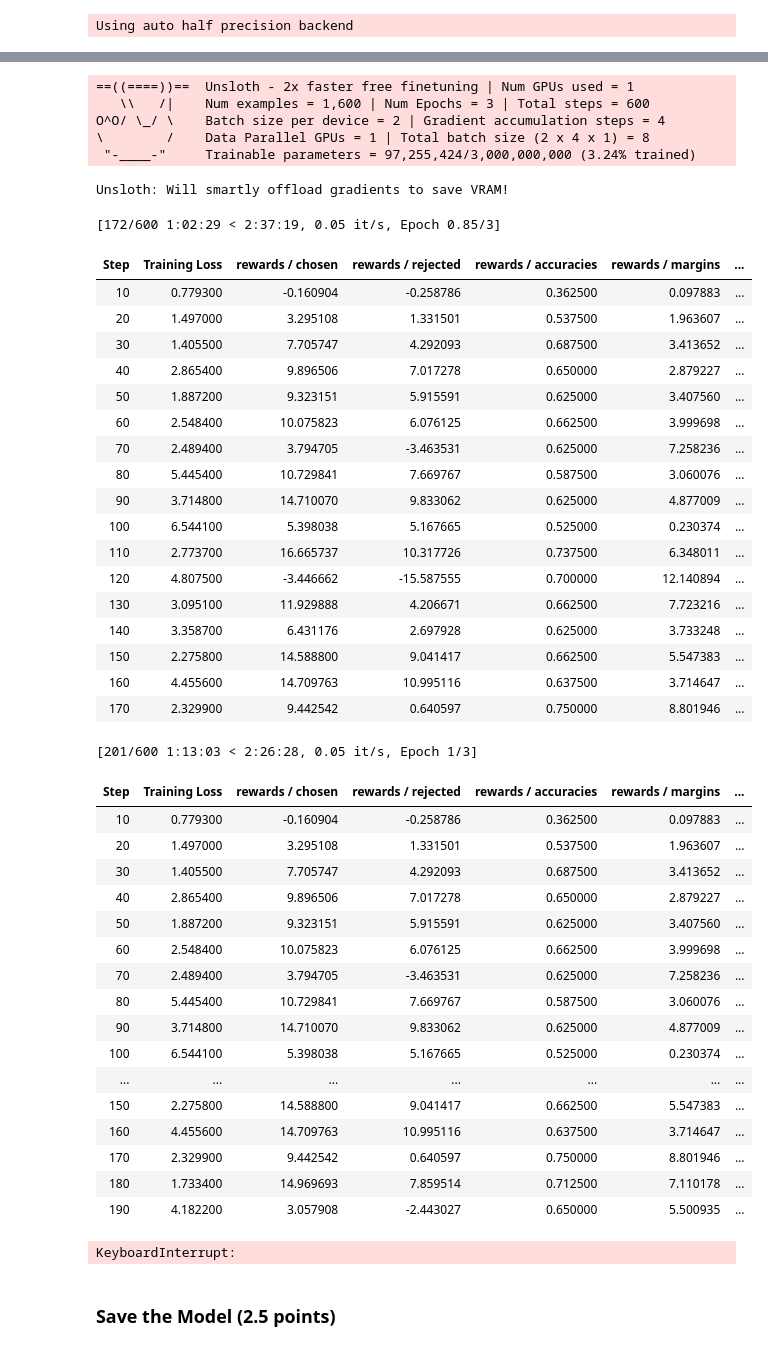
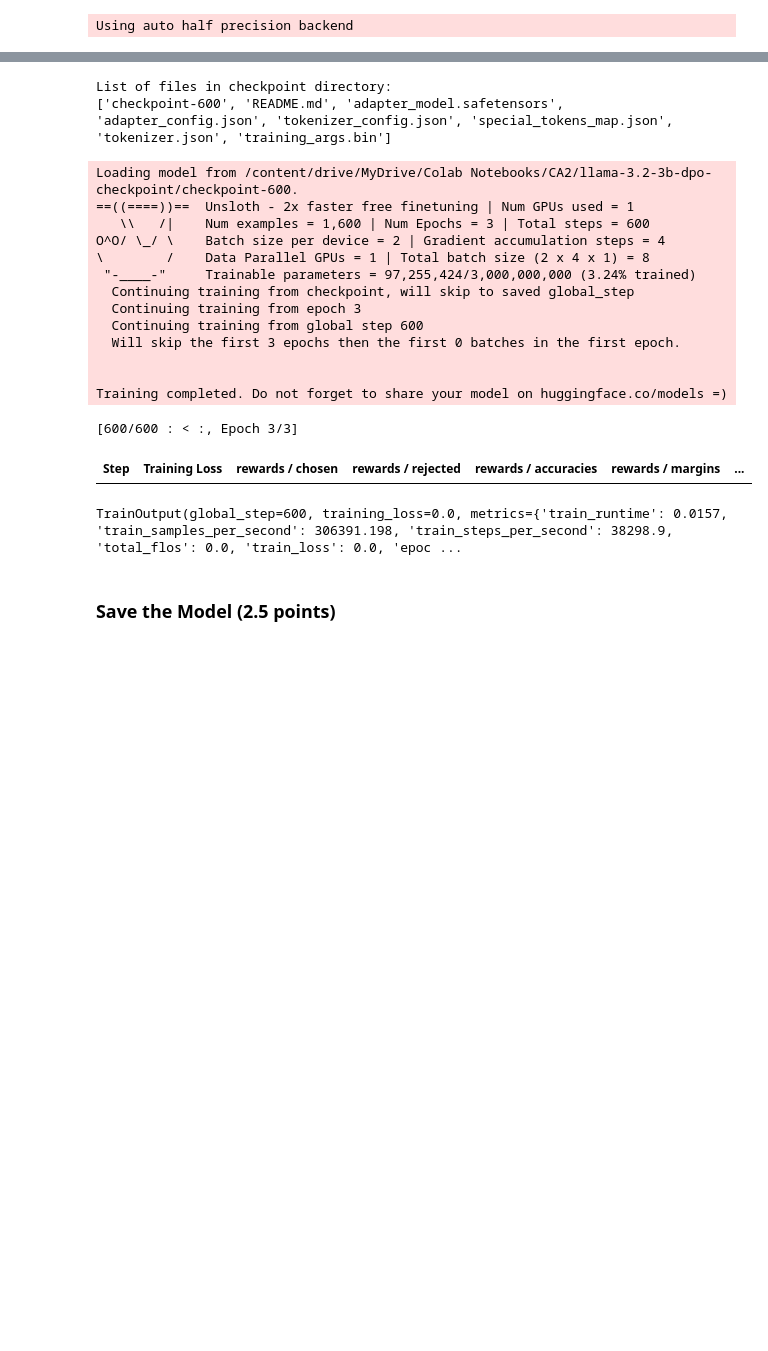
Before and after one commit to omid-moradi/LLMs-Course, a Jupyter notebook: CA2/LLM_CA2.ipynb, the cells around one changed output, grey strips where cells are left out. Cells and saved outputs as stored; diff of their text form; code cells hidden in the pictures; blank space fills up the shorter version.

Commit message:
train model 600 steps

```diff
--- a/CA2/LLM_CA2.ipynb
+++ b/CA2/LLM_CA2.ipynb
@@ -1191,7 +1194,9 @@ dpo_config = DPOConfig(
     lr_scheduler_type = "cosine",
     warmup_ratio = 0.1,
     logging_steps = 10,
-    save_strategy = "no",
+    save_strategy = "steps",
+    save_steps = 10,         # ذخیره‌سازی بعد از هر 10 مرحله
+    save_total_limit = 1,     # حداکثر 1 چک‌پوینت ذخیره شود
     bf16 = is_bfloat16_supported(),
     remove_unused_columns = False,
     report_to = "none",
@@ -1206,6 +1211,22 @@ dpo_trainer = DPOTrainer(
     tokenizer = tokenizer,
     train_dataset = dataset,                        # دیتاست DPO (شامل prompt, chosen, rejected)
     ref_model = None,                               # مدل مرجع اختیاری
+    resume_from_checkpoint=True  # ادامه آموزش از چک‌پوینت
 )
 # %% [output]
 Using auto half precision backend
+# %%
+# مسیر درست = فقط پوشه کلی، نه checkpoint خاص
+base_path = "/content/drive/MyDrive/Colab Notebooks/CA2/llama-3.2-3b-dpo-checkpoint"
+
+def get_last_checkpoint(dir_path):
+    checkpoint_dirs = [d for d in os.listdir(dir_path) if d.startswith("checkpoint-")]
+    checkpoint_dirs.sort(reverse=True)
+    return os.path.join(dir_path, checkpoint_dirs[0]) if checkpoint_dirs else None
+
+checkpoint_path = get_last_checkpoint(base_path)
+
+if checkpoint_path:
+    print(f"✅ Continuing from checkpoint: {checkpoint_path}")
+else:
+    print("❌ No checkpoint found, starting fresh.")
@@ -1212,50 +1235,29 @@ Using auto half precision backend
+# %%
+checkpoint_dir = "/content/drive/MyDrive/Colab Notebooks/CA2/llama-3.2-3b-dpo-checkpoint/checkpoint-380"
+print("List of files in checkpoint directory:")
+print(os.listdir(base_path))  # نمایش فایل‌ها و پوشه‌ها
+# %% [output]
+List of files in checkpoint directory:
+['checkpoint-600', 'README.md', 'adapter_model.safetensors', 'adapter_config.json', 'tokenizer_config.json', 'special_tokens_map.json', 'tokenizer.json', 'training_args.bin']
 # %%
-dpo_trainer.train()
+dpo_trainer.train(resume_from_checkpoint=checkpoint_path)
 # %% [output]
+Loading model from /content/drive/MyDrive/Colab Notebooks/CA2/llama-3.2-3b-dpo-checkpoint/checkpoint-600.
 ==((====))==  Unsloth - 2x faster free finetuning | Num GPUs used = 1
    \\   /|    Num examples = 1,600 | Num Epochs = 3 | Total steps = 600
 O^O/ \_/ \    Batch size per device = 2 | Gradient accumulation steps = 4
 \        /    Data Parallel GPUs = 1 | Total batch size (2 x 4 x 1) = 8
  "-____-"     Trainable parameters = 97,255,424/3,000,000,000 (3.24% trained)
+  Continuing training from checkpoint, will skip to saved global_step
+  Continuing training from epoch 3
+  Continuing training from global step 600
+  Will skip the first 3 epochs then the first 0 batches in the first epoch.
+
+
+Training completed. Do not forget to share your model on huggingface.co/models =)
-Unsloth: Will smartly offload gradients to save VRAM!
+[600/600 : < :, Epoch 3/3]
+| Step | Training Loss | rewards / chosen | rewards / rejected | rewards / accuracies | rewards / margins | ... |
-[172/600 1:02:29 < 2:37:19, 0.05 it/s, Epoch 0.85/3]
+TrainOutput(global_step=600, training_loss=0.0, metrics={'train_runtime': 0.0157, 'train_samples_per_second': 306391.198, 'train_steps_per_second': 38298.9, 'total_flos': 0.0, 'train_loss': 0.0, 'epoc ...
-| Step | Training Loss | rewards / chosen | rewards / rejected | rewards / accuracies | rewards / margins | ... |
-| 10 | 0.779300 | -0.160904 | -0.258786 | 0.362500 | 0.097883 | ... |
-| 20 | 1.497000 | 3.295108 | 1.331501 | 0.537500 | 1.963607 | ... |
-| 30 | 1.405500 | 7.705747 | 4.292093 | 0.687500 | 3.413652 | ... |
-| 40 | 2.865400 | 9.896506 | 7.017278 | 0.650000 | 2.879227 | ... |
-| 50 | 1.887200 | 9.323151 | 5.915591 | 0.625000 | 3.407560 | ... |
-| 60 | 2.548400 | 10.075823 | 6.076125 | 0.662500 | 3.999698 | ... |
-| 70 | 2.489400 | 3.794705 | -3.463531 | 0.625000 | 7.258236 | ... |
-| 80 | 5.445400 | 10.729841 | 7.669767 | 0.587500 | 3.060076 | ... |
-| 90 | 3.714800 | 14.710070 | 9.833062 | 0.625000 | 4.877009 | ... |
-| 100 | 6.544100 | 5.398038 | 5.167665 | 0.525000 | 0.230374 | ... |
-| 110 | 2.773700 | 16.665737 | 10.317726 | 0.737500 | 6.348011 | ... |
-| 120 | 4.807500 | -3.446662 | -15.587555 | 0.700000 | 12.140894 | ... |
-| 130 | 3.095100 | 11.929888 | 4.206671 | 0.662500 | 7.723216 | ... |
-| 140 | 3.358700 | 6.431176 | 2.697928 | 0.625000 | 3.733248 | ... |
-| 150 | 2.275800 | 14.588800 | 9.041417 | 0.662500 | 5.547383 | ... |
-| 160 | 4.455600 | 14.709763 | 10.995116 | 0.637500 | 3.714647 | ... |
-| 170 | 2.329900 | 9.442542 | 0.640597 | 0.750000 | 8.801946 | ... |
-[201/600 1:13:03 < 2:26:28, 0.05 it/s, Epoch 1/3]
-| Step | Training Loss | rewards / chosen | rewards / rejected | rewards / accuracies | rewards / margins | ... |
-| 10 | 0.779300 | -0.160904 | -0.258786 | 0.362500 | 0.097883 | ... |
-| 20 | 1.497000 | 3.295108 | 1.331501 | 0.537500 | 1.963607 | ... |
-| 30 | 1.405500 | 7.705747 | 4.292093 | 0.687500 | 3.413652 | ... |
-| 40 | 2.865400 | 9.896506 | 7.017278 | 0.650000 | 2.879227 | ... |
-| 50 | 1.887200 | 9.323151 | 5.915591 | 0.625000 | 3.407560 | ... |
-| 60 | 2.548400 | 10.075823 | 6.076125 | 0.662500 | 3.999698 | ... |
-| 70 | 2.489400 | 3.794705 | -3.463531 | 0.625000 | 7.258236 | ... |
-| 80 | 5.445400 | 10.729841 | 7.669767 | 0.587500 | 3.060076 | ... |
-| 90 | 3.714800 | 14.710070 | 9.833062 | 0.625000 | 4.877009 | ... |
-| 100 | 6.544100 | 5.398038 | 5.167665 | 0.525000 | 0.230374 | ... |
-| ... | ... | ... | ... | ... | ... | ... |
-| 150 | 2.275800 | 14.588800 | 9.041417 | 0.662500 | 5.547383 | ... |
-| 160 | 4.455600 | 14.709763 | 10.995116 | 0.637500 | 3.714647 | ... |
-| 170 | 2.329900 | 9.442542 | 0.640597 | 0.750000 | 8.801946 | ... |
-| 180 | 1.733400 | 14.969693 | 7.859514 | 0.712500 | 7.110178 | ... |
-| 190 | 4.182200 | 3.057908 | -2.443027 | 0.650000 | 5.500935 | ... |
-KeyboardInterrupt:
 # %% [markdown]
 ### Save the Model (2.5 points)
 # %%
```
Also changed, not shown: parts of 4 cells of this notebook.
